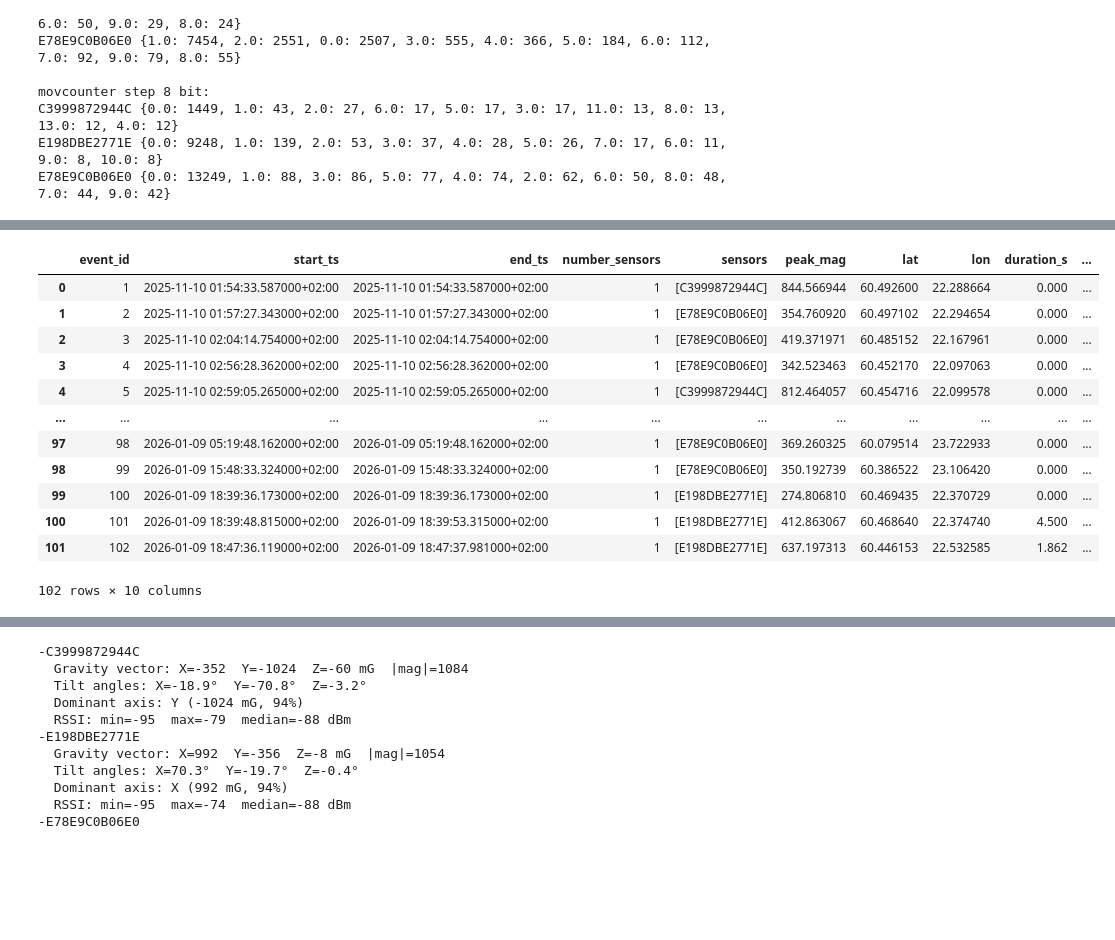
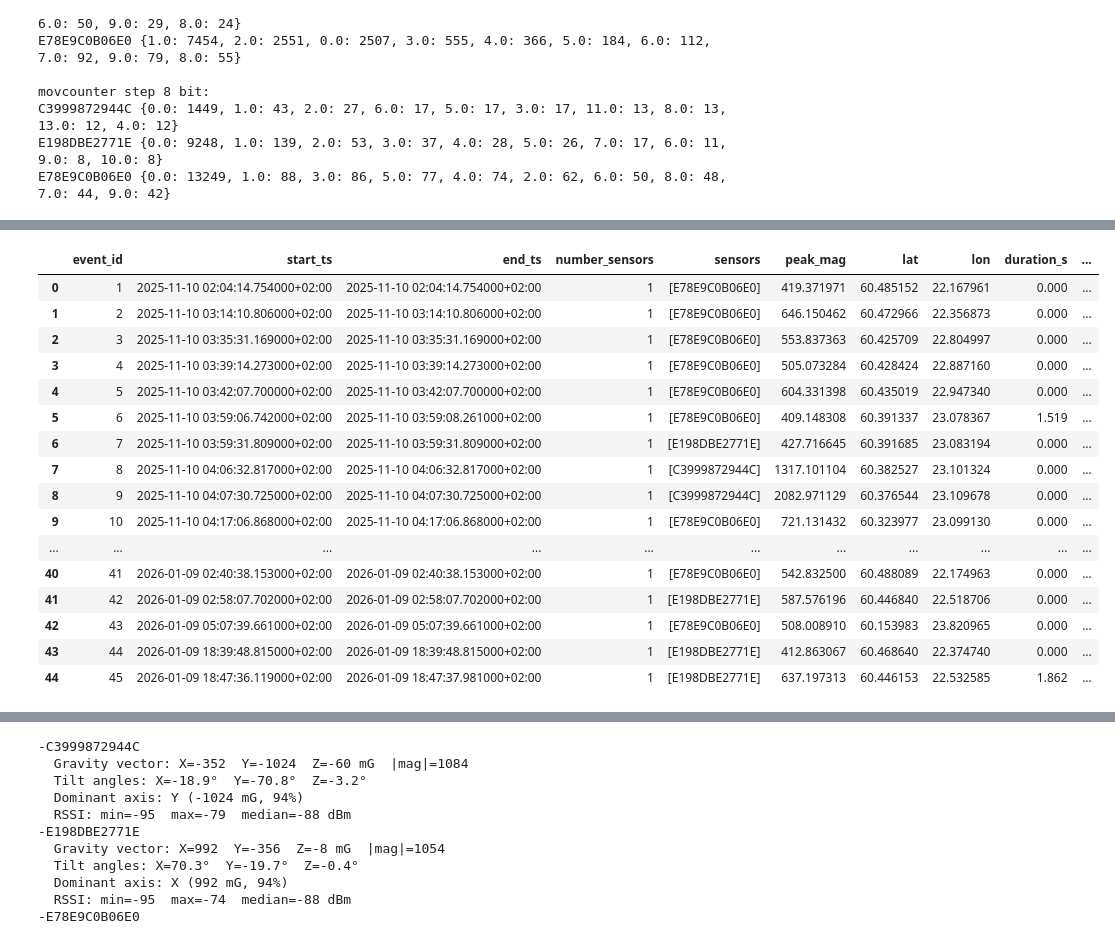
Before and after one commit to Mortti11/Hazard_Situation_Analysis_and_Prediction, a Jupyter notebook: analyzing.ipynb, the cells around one changed output, grey strips where cells are left out. Drawn from its saved outputs; the diff is of its cells as text; code cells hidden in the pictures; blank space fills up the shorter version.

```diff
--- a/analyzing.ipynb
+++ b/analyzing.ipynb
@@ -1049,6 +1090,6 @@ E78E9C0B06E0 {0.0: 13249, 1.0: 88, 3.0: 86, 5.0: 77, 4.0: 74, 2.0: 62, 6.0: 50,
 # %%
 # top 1% of movements can be anomaly
-anomaly_quantile = 0.995
+anomaly_quantile = 0.998
 # Gap for new motion anomaly for same sensor.
 sensor_gap_time = 10
 merge_gap = 10
@@ -1077,42 +1118,47 @@ sensor_events = anomalies.groupby(["address", "sensor_event_id"], as_index=False
 
 # Mergging overlapping events from different sensors
 event_id = 1
 event_ids = [1]
 prev_end = sensor_events.loc[0, "end_ts"]
 
 for _, row in sensor_events.iloc[1:].iterrows():
     gap_too_big = row["start_ts"]>prev_end + pd.Timedelta(seconds=merge_gap)
     if gap_too_big:
         event_id += 1
         prev_end = row["end_ts"]
     else:
         prev_end= max(prev_end, row["end_ts"])
     event_ids.append(event_id)
 
 sensor_events["event_id"]=event_ids
 
 motion_anomalies = sensor_events.groupby("event_id", as_index=False).agg(start_ts =("start_ts", "min"), end_ts= ("end_ts","max"),
     number_sensors = ("address", "nunique"), sensors = ("address", lambda s: sorted(set(s))),
     peak_mag = ("peak_mag", "max"), lat = ("lat","median"),lon= ("lon","median"),)
 motion_anomalies["duration_s"] =(motion_anomalies["end_ts"] - motion_anomalies["start_ts"]).dt.total_seconds()
 
 temp_per_event = anomalies.merge(sensor_events[["address", "sensor_event_id", "event_id"]], on=["address", "sensor_event_id"])
 motion_anomalies["temperature"] = temp_per_event.groupby("event_id")["temperature"].median().values
 motion_anomalies
 
+
 # I got the anomaly detection and Grouping algorithm main code structure from Qwen Max3.
 # C3999872944C has strongest shakes, 10 th of November, 04:07:30
 # %% [output]
 |  | event_id | start_ts | end_ts | number_sensors | sensors | peak_mag | lat | lon | duration_s | ... |
-| 0 | 1 | 2025-11-10 01:54:33.587000+02:00 | 2025-11-10 01:54:33.587000+02:00 | 1 | [C3999872944C] | 844.566944 | 60.492600 | 22.288664 | 0.000 | ... |
-| 1 | 2 | 2025-11-10 01:57:27.343000+02:00 | 2025-11-10 01:57:27.343000+02:00 | 1 | [E78E9C0B06E0] | 354.760920 | 60.497102 | 22.294654 | 0.000 | ... |
-| 2 | 3 | 2025-11-10 02:04:14.754000+02:00 | 2025-11-10 02:04:14.754000+02:00 | 1 | [E78E9C0B06E0] | 419.371971 | 60.485152 | 22.167961 | 0.000 | ... |
-| 3 | 4 | 2025-11-10 02:56:28.362000+02:00 | 2025-11-10 02:56:28.362000+02:00 | 1 | [E78E9C0B06E0] | 342.523463 | 60.452170 | 22.097063 | 0.000 | ... |
-| 4 | 5 | 2025-11-10 02:59:05.265000+02:00 | 2025-11-10 02:59:05.265000+02:00 | 1 | [C3999872944C] | 812.464057 | 60.454716 | 22.099578 | 0.000 | ... |
+| 0 | 1 | 2025-11-10 02:04:14.754000+02:00 | 2025-11-10 02:04:14.754000+02:00 | 1 | [E78E9C0B06E0] | 419.371971 | 60.485152 | 22.167961 | 0.000 | ... |
+| 1 | 2 | 2025-11-10 03:14:10.806000+02:00 | 2025-11-10 03:14:10.806000+02:00 | 1 | [E78E9C0B06E0] | 646.150462 | 60.472966 | 22.356873 | 0.000 | ... |
+| 2 | 3 | 2025-11-10 03:35:31.169000+02:00 | 2025-11-10 03:35:31.169000+02:00 | 1 | [E78E9C0B06E0] | 553.837363 | 60.425709 | 22.804997 | 0.000 | ... |
+| 3 | 4 | 2025-11-10 03:39:14.273000+02:00 | 2025-11-10 03:39:14.273000+02:00 | 1 | [E78E9C0B06E0] | 505.073284 | 60.428424 | 22.887160 | 0.000 | ... |
+| 4 | 5 | 2025-11-10 03:42:07.700000+02:00 | 2025-11-10 03:42:07.700000+02:00 | 1 | [E78E9C0B06E0] | 604.331398 | 60.435019 | 22.947340 | 0.000 | ... |
+| 5 | 6 | 2025-11-10 03:59:06.742000+02:00 | 2025-11-10 03:59:08.261000+02:00 | 1 | [E78E9C0B06E0] | 409.148308 | 60.391337 | 23.078367 | 1.519 | ... |
+| 6 | 7 | 2025-11-10 03:59:31.809000+02:00 | 2025-11-10 03:59:31.809000+02:00 | 1 | [E198DBE2771E] | 427.716645 | 60.391685 | 23.083194 | 0.000 | ... |
+| 7 | 8 | 2025-11-10 04:06:32.817000+02:00 | 2025-11-10 04:06:32.817000+02:00 | 1 | [C3999872944C] | 1317.101104 | 60.382527 | 23.101324 | 0.000 | ... |
+| 8 | 9 | 2025-11-10 04:07:30.725000+02:00 | 2025-11-10 04:07:30.725000+02:00 | 1 | [C3999872944C] | 2082.971129 | 60.376544 | 23.109678 | 0.000 | ... |
+| 9 | 10 | 2025-11-10 04:17:06.868000+02:00 | 2025-11-10 04:17:06.868000+02:00 | 1 | [E78E9C0B06E0] | 721.131432 | 60.323977 | 23.099130 | 0.000 | ... |
 | ... | ... | ... | ... | ... | ... | ... | ... | ... | ... | ... |
-| 97 | 98 | 2026-01-09 05:19:48.162000+02:00 | 2026-01-09 05:19:48.162000+02:00 | 1 | [E78E9C0B06E0] | 369.260325 | 60.079514 | 23.722933 | 0.000 | ... |
-| 98 | 99 | 2026-01-09 15:48:33.324000+02:00 | 2026-01-09 15:48:33.324000+02:00 | 1 | [E78E9C0B06E0] | 350.192739 | 60.386522 | 23.106420 | 0.000 | ... |
-| 99 | 100 | 2026-01-09 18:39:36.173000+02:00 | 2026-01-09 18:39:36.173000+02:00 | 1 | [E198DBE2771E] | 274.806810 | 60.469435 | 22.370729 | 0.000 | ... |
-| 100 | 101 | 2026-01-09 18:39:48.815000+02:00 | 2026-01-09 18:39:53.315000+02:00 | 1 | [E198DBE2771E] | 412.863067 | 60.468640 | 22.374740 | 4.500 | ... |
-| 101 | 102 | 2026-01-09 18:47:36.119000+02:00 | 2026-01-09 18:47:37.981000+02:00 | 1 | [E198DBE2771E] | 637.197313 | 60.446153 | 22.532585 | 1.862 | ... |
+| 40 | 41 | 2026-01-09 02:40:38.153000+02:00 | 2026-01-09 02:40:38.153000+02:00 | 1 | [E78E9C0B06E0] | 542.832500 | 60.488089 | 22.174963 | 0.000 | ... |
+| 41 | 42 | 2026-01-09 02:58:07.702000+02:00 | 2026-01-09 02:58:07.702000+02:00 | 1 | [E198DBE2771E] | 587.576196 | 60.446840 | 22.518706 | 0.000 | ... |
+| 42 | 43 | 2026-01-09 05:07:39.661000+02:00 | 2026-01-09 05:07:39.661000+02:00 | 1 | [E78E9C0B06E0] | 508.008910 | 60.153983 | 23.820965 | 0.000 | ... |
+| 43 | 44 | 2026-01-09 18:39:48.815000+02:00 | 2026-01-09 18:39:48.815000+02:00 | 1 | [E198DBE2771E] | 412.863067 | 60.468640 | 22.374740 | 0.000 | ... |
+| 44 | 45 | 2026-01-09 18:47:36.119000+02:00 | 2026-01-09 18:47:37.981000+02:00 | 1 | [E198DBE2771E] | 637.197313 | 60.446153 | 22.532585 | 1.862 | ... |
-102 rows × 10 columns
```
Also changed, not shown: parts of 25 cells of this notebook.
